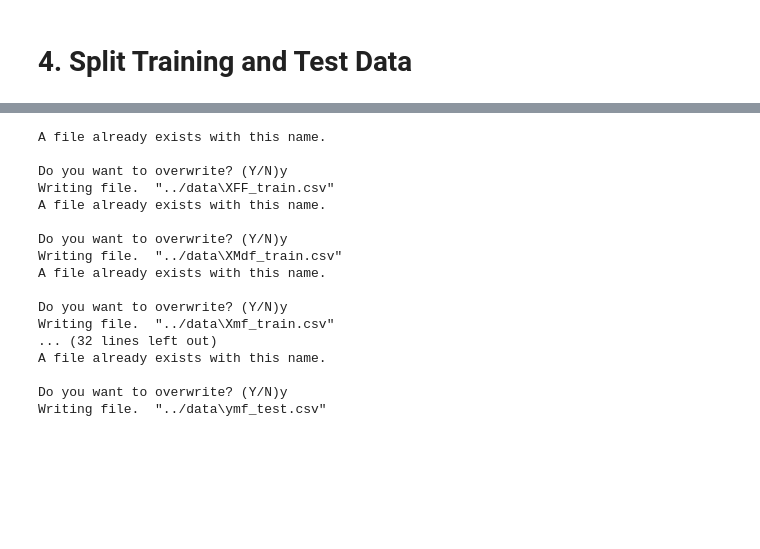
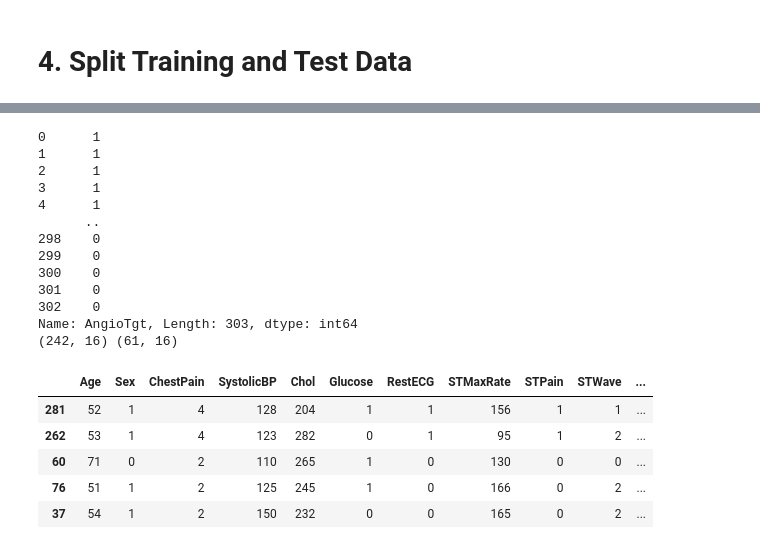
Before and after one commit to BradDoty/KaggleHeartDiseaseUCI, a Jupyter notebook: Notebooks/Capstone 2 -- Feature Engineering, Pre-processing and Training Data Development.ipynb, the cells around one changed output, grey strips where cells are left out. Saved outputs shown, nothing was run; the diff lists cells and outputs as text; code cells hidden in the pictures; blank space fills up the shorter version.

```diff
--- a/Notebooks/Capstone 2 -- Feature Engineering, Pre-processing and Training Data Development.ipynb
+++ b/Notebooks/Capstone 2 -- Feature Engineering, Pre-processing and Training Data Development.ipynb
@@ -360,32 +180,27 @@ print(XFF_train, XFF_test)
-# %%
-datapath = '../data'
-save_file(XFF_train, 'XFF_train.csv', datapath)
-save_file(XMdf_train, 'XMdf_train.csv', datapath)
-save_file(Xmf_train, 'Xmf_train.csv', datapath)
-save_file(XFF_test, 'XFF_test.csv', datapath)
-save_file(XMdf_test, 'XMdf_test.csv', datapath)
-save_file(Xmf_test, 'Xmf_test.csv', datapath)
-save_file(yFF_train, 'yFF_train.csv', datapath)
-save_file(yMdf_train, 'yMdf_train.csv', datapath)
-save_file(ymf_train, 'ymf_train.csv', datapath)
-save_file(yFF_test, 'yFF_test.csv', datapath)
-save_file(yMdf_test, 'yMdf_test.csv', datapath)
-save_file(ymf_test, 'ymf_test.csv', datapath)
-# %% [output]
-A file already exists with this name.
-
-Do you want to overwrite? (Y/N)y
-Writing file.  "../data\XFF_train.csv"
-A file already exists with this name.
-
-Do you want to overwrite? (Y/N)y
-Writing file.  "../data\XMdf_train.csv"
-A file already exists with this name.
-
-Do you want to overwrite? (Y/N)y
-Writing file.  "../data\Xmf_train.csv"
-... (32 lines left out)
-A file already exists with this name.
-
-Do you want to overwrite? (Y/N)y
-Writing file.  "../data\ymf_test.csv"
+# %%
+y = heart_data.AngioTgt
+print (y)
+
+X_train, X_test, y_train, y_test = train_test_split(features, y, test_size=0.20, random_state=21)
+print (X_train.shape, X_test.shape)
+X_train.head()
+# %% [output]
+0      1
+1      1
+2      1
+3      1
+4      1
+      ..
+298    0
+299    0
+300    0
+301    0
+302    0
+Name: AngioTgt, Length: 303, dtype: int64
+(242, 16) (61, 16)
+|  | Age | Sex | ChestPain | SystolicBP | Chol | Glucose | RestECG | STMaxRate | STPain | STWave | ... |
+| 281 | 52 | 1 | 4 | 128 | 204 | 1 | 1 | 156 | 1 | 1 | ... |
+| 262 | 53 | 1 | 4 | 123 | 282 | 0 | 1 | 95 | 1 | 2 | ... |
+| 60 | 71 | 0 | 2 | 110 | 265 | 1 | 0 | 130 | 0 | 0 | ... |
+| 76 | 51 | 1 | 2 | 125 | 245 | 1 | 0 | 166 | 0 | 2 | ... |
+| 37 | 54 | 1 | 2 | 150 | 232 | 0 | 0 | 165 | 0 | 2 | ... |
```
Also changed, not shown: parts of 19 cells of this notebook, 16 other files.
